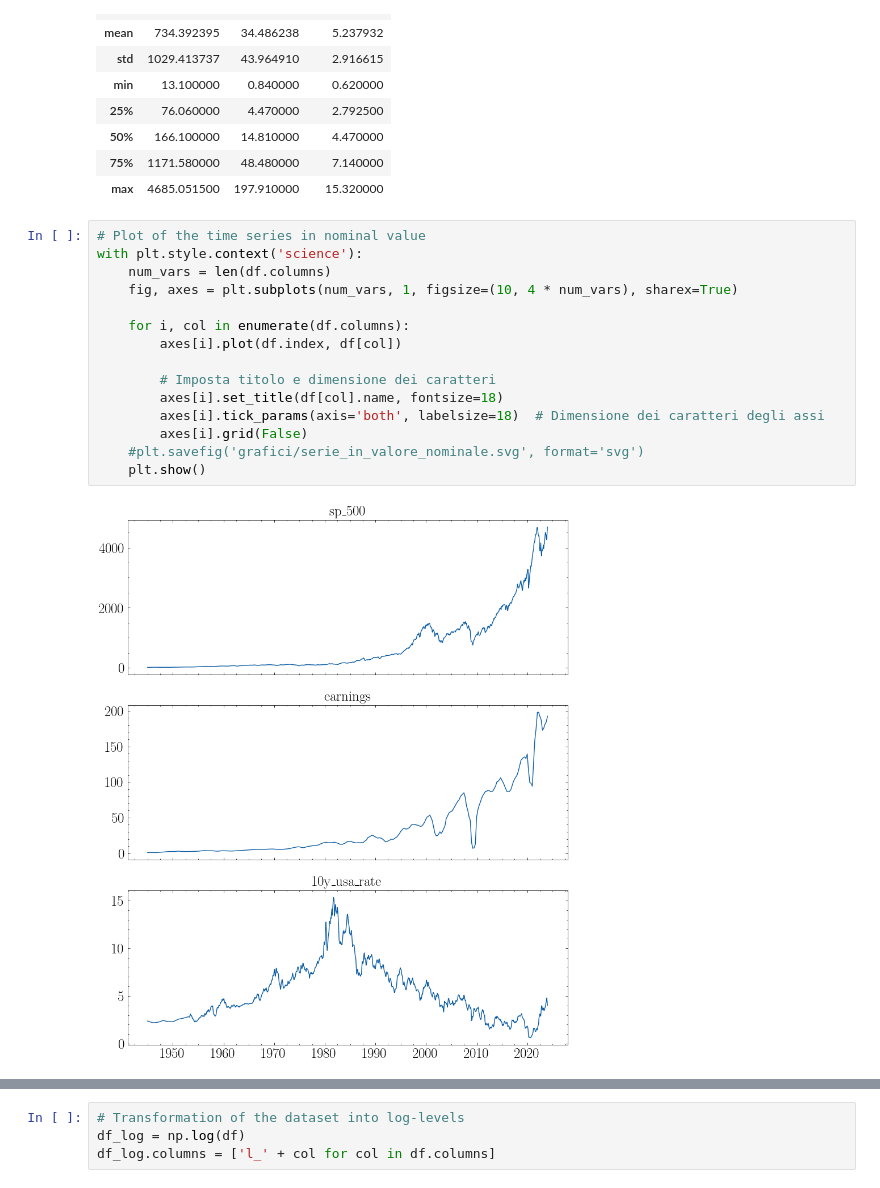
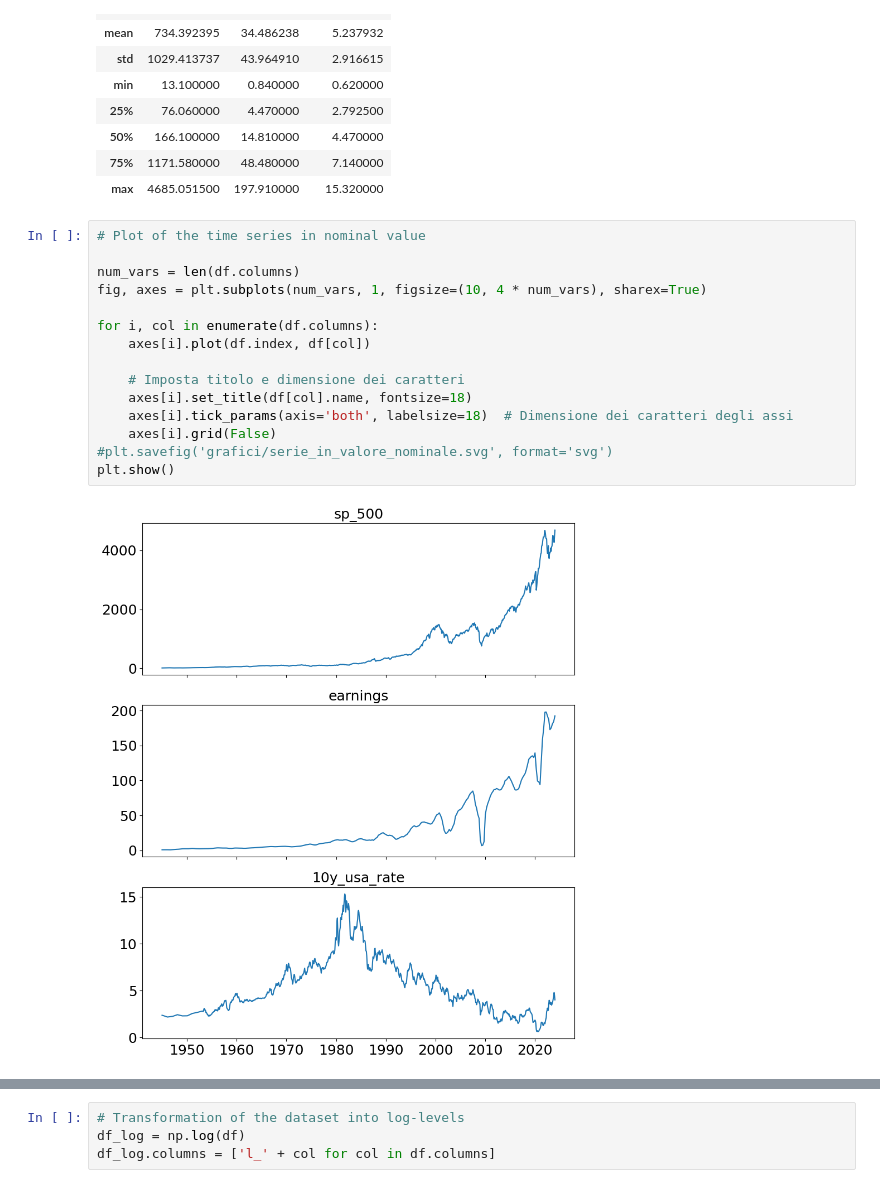
Before and after one commit to qaws211/stock-market-forecasting-thesis, a Jupyter notebook: Engle Granger/stock_market_forecasting_analysis.ipynb, the cells around one changed output, grey strips where cells are left out. Cells and saved outputs as stored; diff of their text form.

```diff
--- a/Engle Granger/stock_market_forecasting_analysis.ipynb
+++ b/Engle Granger/stock_market_forecasting_analysis.ipynb
@@ -127,21 +127,21 @@ df.describe()
 | max | 4685.051500 | 197.910000 | 15.320000 |
 # %%
 # Plot of the time series in nominal value
-with plt.style.context('science'):
-    num_vars = len(df.columns)
-    fig, axes = plt.subplots(num_vars, 1, figsize=(10, 4 * num_vars), sharex=True)
 
-    for i, col in enumerate(df.columns):
-        axes[i].plot(df.index, df[col])
+num_vars = len(df.columns)
+fig, axes = plt.subplots(num_vars, 1, figsize=(10, 4 * num_vars), sharex=True)
 
-        # Imposta titolo e dimensione dei caratteri
-        axes[i].set_title(df[col].name, fontsize=18)
-        axes[i].tick_params(axis='both', labelsize=18)  # Dimensione dei caratteri degli assi
-        axes[i].grid(False)
-    #plt.savefig('grafici/serie_in_valore_nominale.svg', format='svg')
-    plt.show()
+for i, col in enumerate(df.columns):
+    axes[i].plot(df.index, df[col])
+
+    # Imposta titolo e dimensione dei caratteri
+    axes[i].set_title(df[col].name, fontsize=18)
+    axes[i].tick_params(axis='both', labelsize=18)  # Dimensione dei caratteri degli assi
+    axes[i].grid(False)
+#plt.savefig('grafici/serie_in_valore_nominale.svg', format='svg')
+plt.show()
 # %% [output]
-[figure, old version]
+[figure, new version]
 # %%
 # ADF test to check the stationarity of the time series in nominal value
 
```
Also changed, not shown: parts of 30 cells of this notebook.
